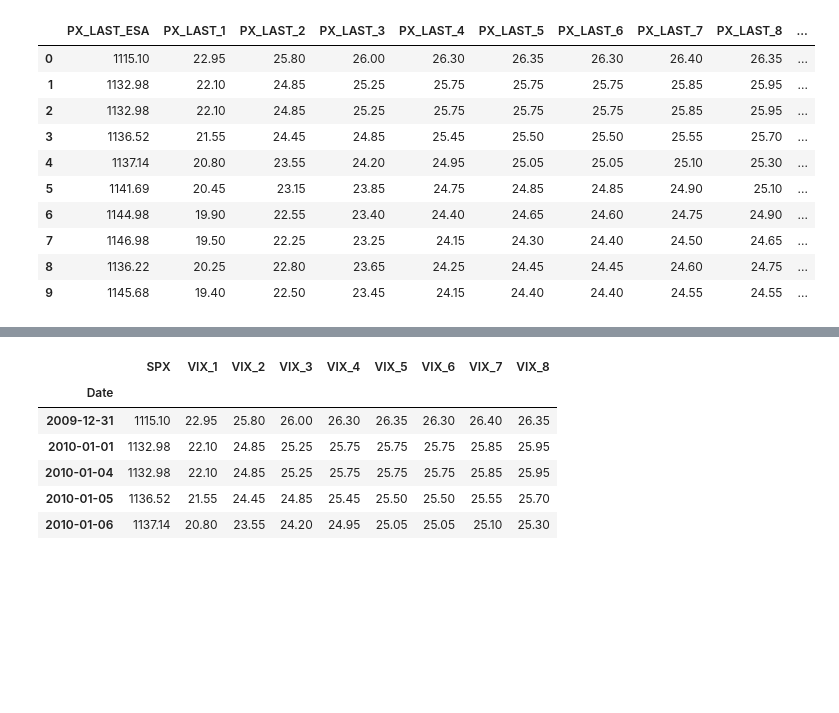
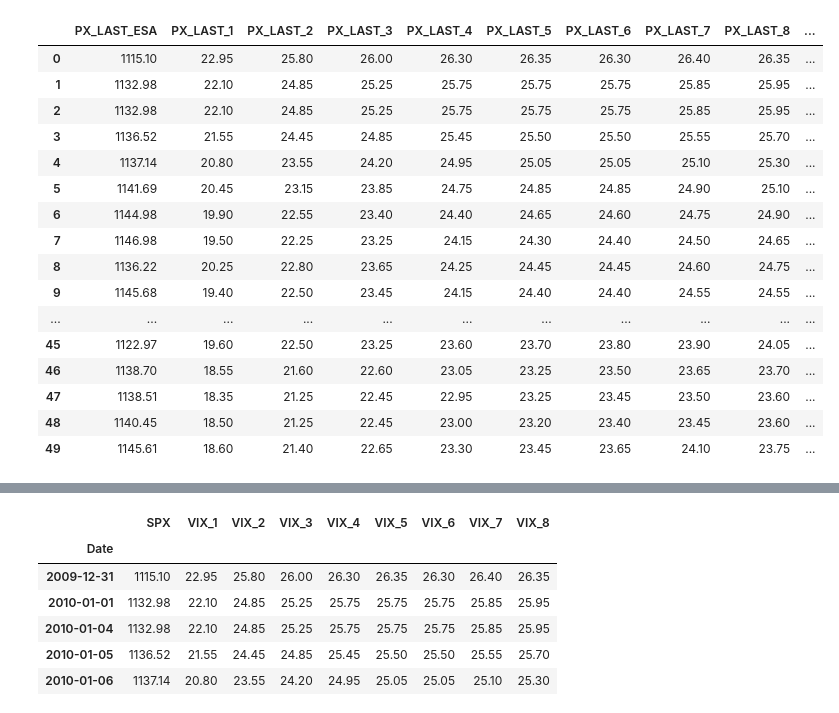
Before and after one commit to blake2323/VIX-vs-SPX-a, a Jupyter notebook: project_3_extract.ipynb, the cells around one changed output, grey strips where cells are left out. Saved outputs shown, nothing was run; the diff lists cells and outputs as text; code cells hidden in the pictures; blank space fills up the shorter version.

```diff
--- a/project_3_extract.ipynb
+++ b/project_3_extract.ipynb
@@ -21,19 +21,25 @@ keep_default_na=False
 )
 # %%
 #Print Dataframe to confirm import
-stock_data_df.head(10)
+stock_data_df.head(50)
 # %% [output]
 |  | PX_LAST_ESA | PX_LAST_1 | PX_LAST_2 | PX_LAST_3 | PX_LAST_4 | PX_LAST_5 | PX_LAST_6 | PX_LAST_7 | PX_LAST_8 | ... |
 | 0 | 1115.10 | 22.95 | 25.80 | 26.00 | 26.30 | 26.35 | 26.30 | 26.40 | 26.35 | ... |
 | 1 | 1132.98 | 22.10 | 24.85 | 25.25 | 25.75 | 25.75 | 25.75 | 25.85 | 25.95 | ... |
 | 2 | 1132.98 | 22.10 | 24.85 | 25.25 | 25.75 | 25.75 | 25.75 | 25.85 | 25.95 | ... |
 | 3 | 1136.52 | 21.55 | 24.45 | 24.85 | 25.45 | 25.50 | 25.50 | 25.55 | 25.70 | ... |
 | 4 | 1137.14 | 20.80 | 23.55 | 24.20 | 24.95 | 25.05 | 25.05 | 25.10 | 25.30 | ... |
 | 5 | 1141.69 | 20.45 | 23.15 | 23.85 | 24.75 | 24.85 | 24.85 | 24.90 | 25.10 | ... |
 | 6 | 1144.98 | 19.90 | 22.55 | 23.40 | 24.40 | 24.65 | 24.60 | 24.75 | 24.90 | ... |
 | 7 | 1146.98 | 19.50 | 22.25 | 23.25 | 24.15 | 24.30 | 24.40 | 24.50 | 24.65 | ... |
 | 8 | 1136.22 | 20.25 | 22.80 | 23.65 | 24.25 | 24.45 | 24.45 | 24.60 | 24.75 | ... |
 | 9 | 1145.68 | 19.40 | 22.50 | 23.45 | 24.15 | 24.40 | 24.40 | 24.55 | 24.55 | ... |
+| ... | ... | ... | ... | ... | ... | ... | ... | ... | ... | ... |
+| 45 | 1122.97 | 19.60 | 22.50 | 23.25 | 23.60 | 23.70 | 23.80 | 23.90 | 24.05 | ... |
+| 46 | 1138.70 | 18.55 | 21.60 | 22.60 | 23.05 | 23.25 | 23.50 | 23.65 | 23.70 | ... |
+| 47 | 1138.51 | 18.35 | 21.25 | 22.45 | 22.95 | 23.25 | 23.45 | 23.50 | 23.60 | ... |
+| 48 | 1140.45 | 18.50 | 21.25 | 22.45 | 23.00 | 23.20 | 23.40 | 23.45 | 23.60 | ... |
+| 49 | 1145.61 | 18.60 | 21.40 | 22.65 | 23.30 | 23.45 | 23.65 | 24.10 | 23.75 | ... |
 # %%
 #Create new Dataframe, set 'Date' as index, drop column named 'Date'
 time_indexed_stock_df = stock_data_df.set_index(stock_data_df['Date'])
```
Also changed, not shown: parts of 9 cells of this notebook, 9 other files.
